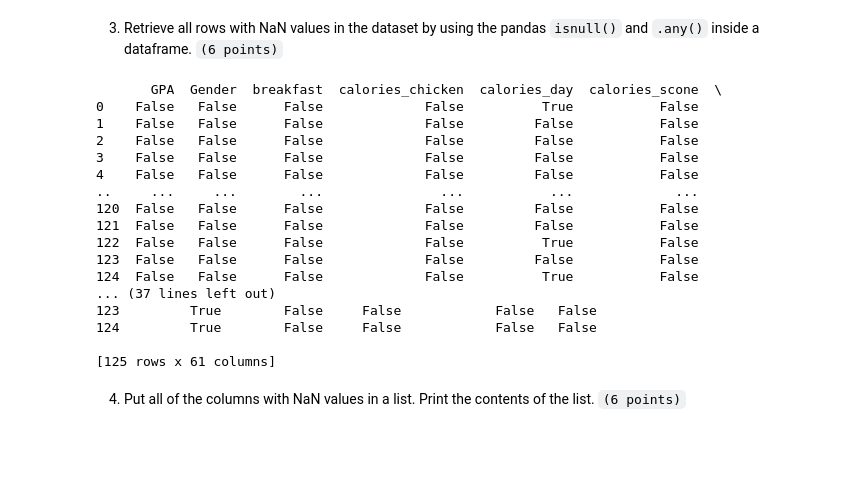
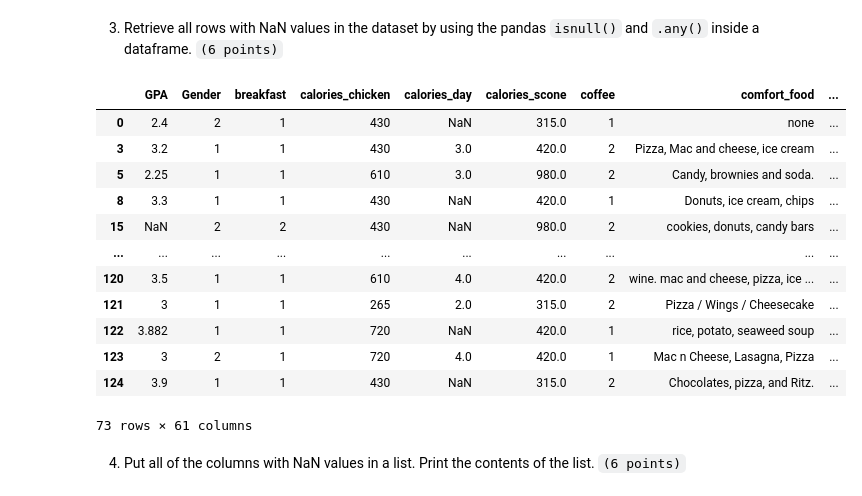
Before and after one commit to KrimssmirK/CCDATS1L_EXAM, a Jupyter notebook: machine_problem_1.ipynb, the cells around one changed output. Cells and saved outputs as stored; diff of their text form; code cells hidden in the pictures; blank space fills up the shorter version.

```diff
--- a/machine_problem_1.ipynb
+++ b/machine_problem_1.ipynb
@@ -44,27 +61,26 @@ print("TOTAL {} NaN values".format(total))
 # %% [markdown]
 3. Retrieve all rows with NaN values in the dataset by using the pandas `isnull()` and `.any()` inside a dataframe. `(6 points)`
-# %%
-# put your answer here
-
-rows_with_nan = df.isnull()
-print(rows_with_nan)
-# %% [output]
-       GPA  Gender  breakfast  calories_chicken  calories_day  calories_scone  \
-0    False   False      False             False          True           False
-1    False   False      False             False         False           False
-2    False   False      False             False         False           False
-3    False   False      False             False         False           False
-4    False   False      False             False         False           False
-..     ...     ...        ...               ...           ...             ...
-120  False   False      False             False         False           False
-121  False   False      False             False         False           False
-122  False   False      False             False          True           False
-123  False   False      False             False         False           False
-124  False   False      False             False          True           False
-... (37 lines left out)
-123         True        False     False            False   False
-124         True        False     False            False   False
-
-[125 rows x 61 columns]
+# %%
+# put your answer here
+indices = []
+for i in range(len(df)):
+  if df.iloc[i].isnull().values.any():
+    indices.append(i)
+
+df.iloc[indices]
+# %% [output]
+|  | GPA | Gender | breakfast | calories_chicken | calories_day | calories_scone | coffee | comfort_food | ... |
+| 0 | 2.4 | 2 | 1 | 430 | NaN | 315.0 | 1 | none | ... |
+| 3 | 3.2 | 1 | 1 | 430 | 3.0 | 420.0 | 2 | Pizza, Mac and cheese, ice cream | ... |
+| 5 | 2.25 | 1 | 1 | 610 | 3.0 | 980.0 | 2 | Candy, brownies and soda. | ... |
+| 8 | 3.3 | 1 | 1 | 430 | NaN | 420.0 | 1 | Donuts, ice cream, chips | ... |
+| 15 | NaN | 2 | 2 | 430 | NaN | 980.0 | 2 | cookies, donuts, candy bars | ... |
+| ... | ... | ... | ... | ... | ... | ... | ... | ... | ... |
+| 120 | 3.5 | 1 | 1 | 610 | 4.0 | 420.0 | 2 | wine. mac and cheese, pizza, ice ... | ... |
+| 121 | 3 | 1 | 1 | 265 | 2.0 | 315.0 | 2 | Pizza / Wings / Cheesecake | ... |
+| 122 | 3.882 | 1 | 1 | 720 | NaN | 420.0 | 1 | rice, potato, seaweed soup | ... |
+| 123 | 3 | 2 | 1 | 720 | 4.0 | 420.0 | 1 | Mac n Cheese, Lasagna, Pizza | ... |
+| 124 | 3.9 | 1 | 1 | 430 | NaN | 315.0 | 2 | Chocolates, pizza, and Ritz. | ... |
+73 rows × 61 columns
 # %% [markdown]
 4. Put all of the columns with NaN values in a list. Print the contents of the list. `(6 points)`
```
Also changed, not shown: parts of 22 cells of this notebook.
